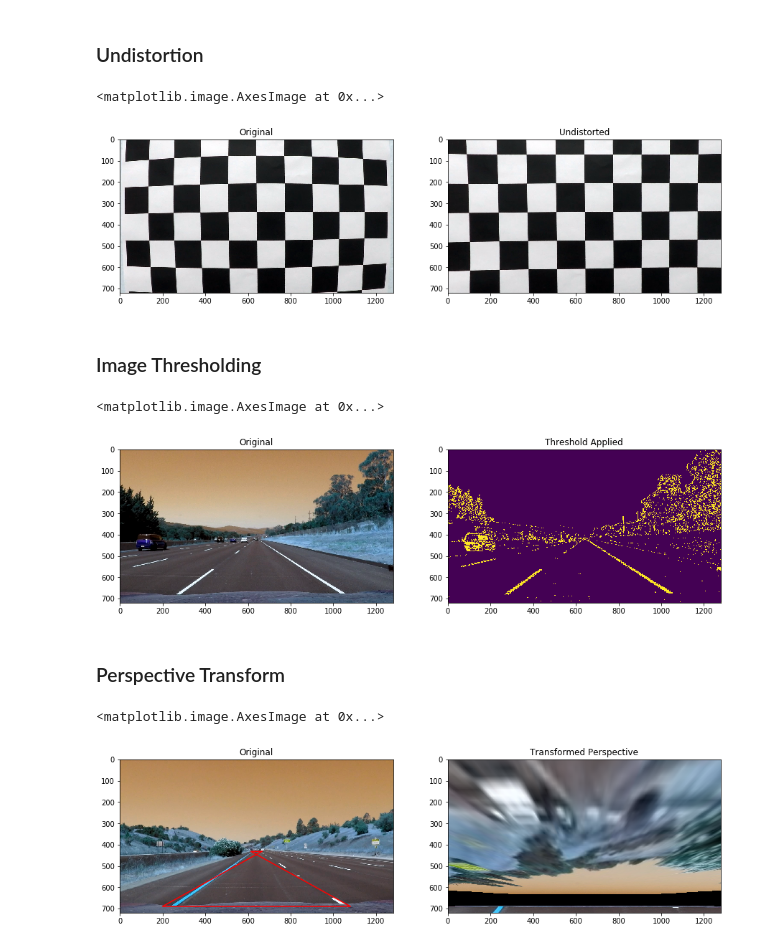
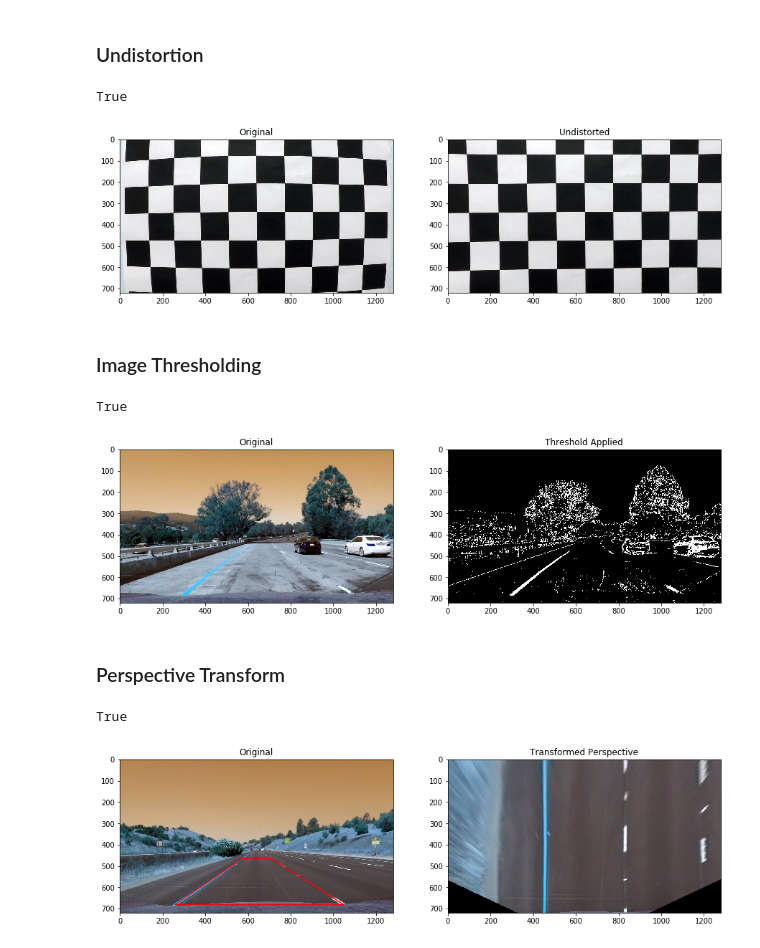
Before and after one commit to julson/CarND-Advanced-Lane-Lines, a Jupyter notebook: detect_lanes.ipynb, the cells around one changed output. Drawn from its saved outputs; the diff is of its cells as text; code cells hidden in the pictures.

Commit message:
Add complete project code, writeup, project video and example images

```diff
--- a/detect_lanes.ipynb
+++ b/detect_lanes.ipynb
@@ -66,81 +66,75 @@ axis1.set_title('Original')
 axis1.imshow(test_img)
 axis2.set_title('Undistorted')
 axis2.imshow(undist)
+
+cv2.imwrite('examples/undistort_output.png', undist)
 # %% [output]
-<matplotlib.image.AxesImage at 0x...>
+True
 [figure]
 # %% [markdown]
 ### Image Thresholding
 # %%
 def apply_threshold(img, s_thresh=(170, 255), sx_thresh=(20, 100)):
-    img = np.copy(img)
-
-    hls = cv2.cvtColor(img, cv2.COLOR_RGB2HLS).astype(np.float)
+    hls = cv2.cvtColor(img, cv2.COLOR_BGR2HLS).astype(np.float)
     l_channel = hls[:, :, 1]
     s_channel = hls[:, :, 2]
 
     sobelx = cv2.Sobel(l_channel, cv2.CV_64F, 1, 0)
 
     abs_sobelx = np.absolute(sobelx)
     scaled_sobel = np.uint(255 * abs_sobelx / np.max(abs_sobelx))
 
     sxbinary = np.zeros_like(scaled_sobel)
     sxbinary[(scaled_sobel >= sx_thresh[0]) & (scaled_sobel <= sx_thresh[1])] = 1
 
     s_binary = np.zeros_like(s_channel)
     s_binary[(s_channel >= s_thresh[0]) & (s_channel <= s_thresh[1])] = 1
 
     combined = np.zeros_like(sxbinary)
     combined[(s_binary == 1) | (sxbinary == 1)] = 1
-    return combined
+    return combined.astype(np.uint8)
 
-test_img = cv2.imread('test_images/straight_lines2.jpg')
+test_img = cv2.imread('test_images/test1.jpg')
 
 grid, (axis1, axis2) = plt.subplots(1, 2, figsize=(15, 7))
 axis1.set_title('Original')
 axis1.imshow(test_img)
 axis2.set_title('Threshold Applied')
-axis2.imshow(apply_threshold(test_img))
+thresh = apply_threshold(test_img)
+axis2.imshow(thresh, cmap='gray')
+cv2.imwrite('./examples/binary.jpg', thresh)
 # %% [output]
-<matplotlib.image.AxesImage at 0x...>
+True
-[figure, old version]
+[figure, new version]
 # %% [markdown]
 ### Perspective Transform
 # %%
+src = [(575, 464), (707, 464), (258, 682), (1049, 682)]
 def top_perspective(img):
-
     height, width = img.shape[0], img.shape[1]
-    side_offset = 200
-    top_offset = int(height * 0.6) # halve the image to take out images above the horizon
-    bottom_offset = 30 # remove the hood of the car
-    left, right = int(0.48 * width), int(0.52 * width)
-
-    src = [[left, top_offset],
-           [right, top_offset],
-           [width - side_offset, height - bottom_offset],
-           [side_offset, height - bottom_offset]]
-
-    dst = [[side_offset, 0],
-           [width - side_offset, 0],
-           [width - side_offset, height - bottom_offset],
-           [side_offset, height - bottom_offset]]
+    dst = [(450, 0), (width - 450, 0), (450, height), (width - 450, height)]
 
     M = cv2.getPerspectiveTransform(np.float32(src), np.float32(dst))
-    warped = cv2.warpPerspective(img, M, img_size)
-    return warped, src
+    Minv = cv2.getPerspectiveTransform(np.float32(dst), np.float32(src))
+
+    warped = cv2.warpPerspective(img, M, (width, height))
+    return warped, Minv
 
 test_img = cv2.imread('test_images/straight_lines1.jpg')
-transformed, src = top_perspective(test_img)
+transformed, Minv = top_perspective(test_img)
 
 grid, (axis1, axis2) = plt.subplots(1, 2, figsize=(15, 7))
-src.append(src[0])
-x, y = zip(*src)
+
+x = [src[0][0], src[2][0], src[3][0], src[1][0], src[0][0]]
+y = [src[0][1], src[2][1], src[3][1], src[1][1], src[0][1]]
 
 axis1.plot(x, y, color='#ff0000')
 axis1.set_title('Original')
 axis1.imshow(test_img)
 axis2.set_title('Transformed Perspective')
 axis2.imshow(transformed)
+
+cv2.imwrite('./examples/warped_straight_lines.jpg', transformed)
 # %% [output]
-<matplotlib.image.AxesImage at 0x...>
+True
-[figure, old version]
+[figure, new version]
```
Also changed, not shown: parts of 18 cells of this notebook, 10 other files.
